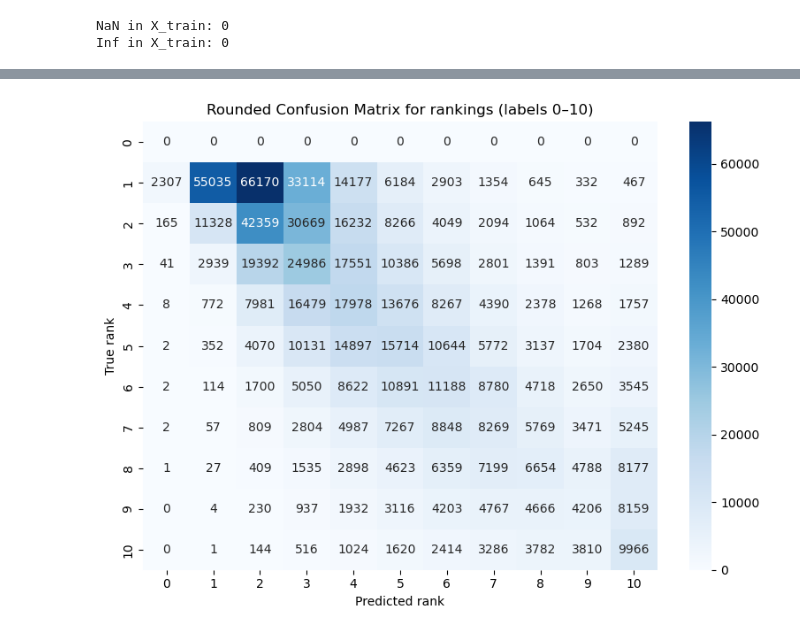
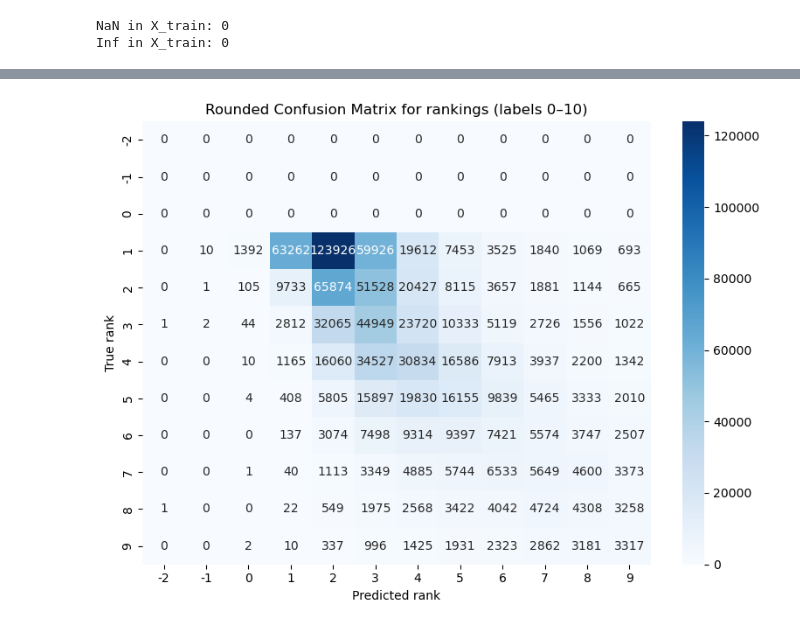
Before and after one commit to qstaudinger/gasoline-prediction, a Jupyter notebook: 03_Analysis_Uni.ipynb, the cells around one changed output, grey strips where cells are left out. Cells and saved outputs as stored; diff of their text form; code cells hidden in the pictures.

```diff
--- a/03_Analysis_Uni.ipynb
+++ b/03_Analysis_Uni.ipynb
@@ -1125,27 +1044,26 @@ MAE for step 8 (t+120min): 1.98
 # %%
 # 1) Round and clamp values to [0, 10]
 true_rounded = np.round(y_test.flatten()).astype(int)
 pred_rounded = np.round(y_pred.flatten()).astype(int)
-pred_clamped = np.clip(pred_rounded, 0, 10)
 
 # 2) Explicitly define labels 0–10
-labels = list(range(11))
+labels = list(range(min(pred_rounded), 10))
 
 # 3) Compute confusion matrix for these classes only
-cm = confusion_matrix(true_rounded, pred_clamped, labels=labels)
+cm = confusion_matrix(true_rounded, pred_rounded, labels=labels)
 
 # 4) Plot with correct tick labels
 plt.figure(figsize=(8,6))
 sns.heatmap(cm, annot=True, fmt='d', cmap='Blues',
             xticklabels=labels, yticklabels=labels)
 plt.xlabel("Predicted rank")
 plt.ylabel("True rank")
 plt.title("Rounded Confusion Matrix for rankings (labels 0–10)")
 plt.tight_layout()
 plt.savefig("graphs/48_uni_confusion_matrix.png")
 plt.show()
 # %% [output]
-[figure, old version]
+[figure, new version]
 # %%
 # Plot a histogram of all target values (flattened) to visualize their distribution
 plt.hist(y_final_clean.flatten(), bins=20)
```
Also changed, not shown: parts of 32 cells of this notebook, 1 other file.
